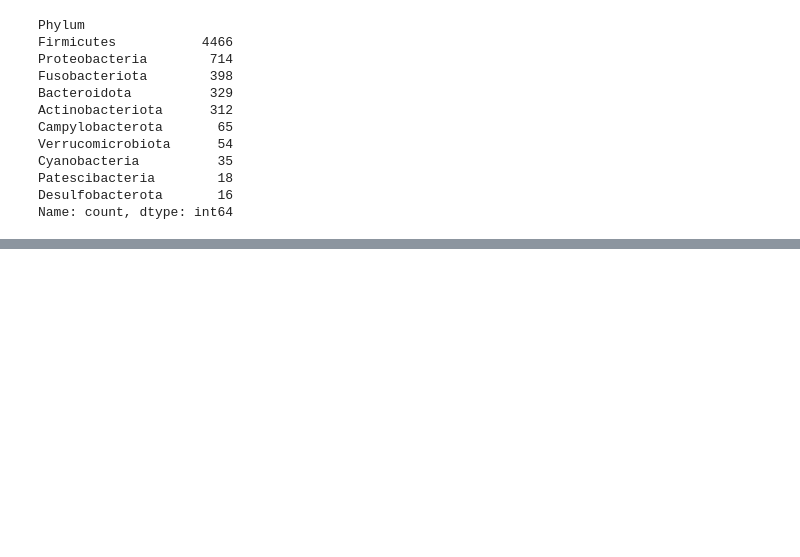
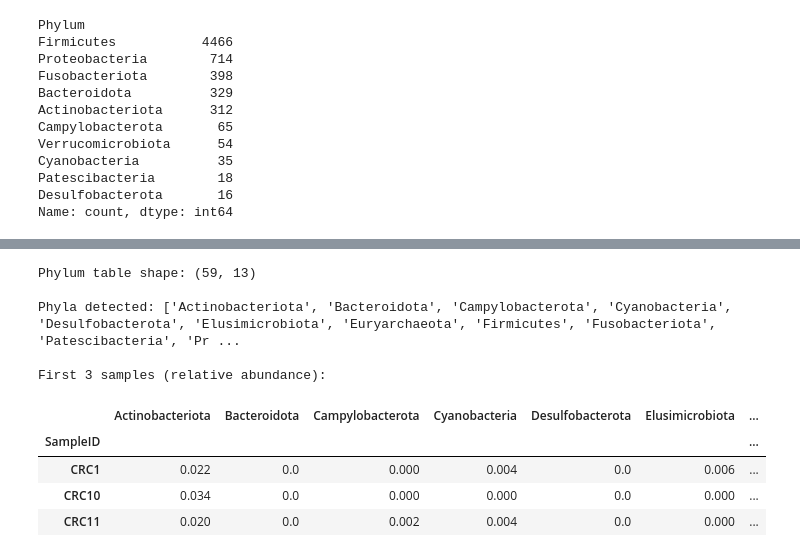
Before and after one commit to Oslis23/metagenomics-eda-pipeline, a Jupyter notebook: notebooks/01_data_loading.ipynb, the cells around one changed output, grey strips where cells are left out. Cells and saved outputs as stored; diff of their text form; code cells hidden in the pictures; blank space fills up the shorter version.

```diff
--- a/notebooks/01_data_loading.ipynb
+++ b/notebooks/01_data_loading.ipynb
@@ -211,0 +307,36 @@ display(asv_display)
+# %%
+# === Cell 10: Overall microbiome composition at Phylum level ===
+# Rationale: Before diving into diversity metrics, we want a "big picture" view
+# of what bacteria are in our samples. Phylum is the broadest useful level —
+# there are only ~10 phyla vs 6,693 ASVs, making it easy to visualize.
+# We convert raw counts to relative abundance (proportions that sum to 1)
+# because raw counts are biased by sequencing depth.
+
+# Step 1: Map each ASV to its Phylum using the taxonomy table
+asv_to_phylum = taxonomy.set_index('ASV_sequence')['Phylum']
+
+# Step 2: Rename ASV table columns from DNA sequences to Phylum names
+# Multiple ASVs map to the same Phylum, so we group and sum them
+phylum_table = asv_table.copy()
+phylum_table.columns = phylum_table.columns.map(asv_to_phylum)
+phylum_table = phylum_table.T.groupby(level=0).sum().T
+
+# Step 3: Convert counts to relative abundance (proportions)
+# Each row (sample) sums to 1.0 after this transformation
+relative_abundance = phylum_table.div(phylum_table.sum(axis=1), axis=0)
+
+print(f"Phylum table shape: {relative_abundance.shape}")
+print(f"\nPhyla detected: {list(relative_abundance.columns)}")
+print(f"\nFirst 3 samples (relative abundance):")
+display(relative_abundance.head(3).round(3))
+# %% [output]
+Phylum table shape: (59, 13)
+
+Phyla detected: ['Actinobacteriota', 'Bacteroidota', 'Campylobacterota', 'Cyanobacteria', 'Desulfobacterota', 'Elusimicrobiota', 'Euryarchaeota', 'Firmicutes', 'Fusobacteriota', 'Patescibacteria', 'Pr ...
+
+First 3 samples (relative abundance):
+|  | Actinobacteriota | Bacteroidota | Campylobacterota | Cyanobacteria | Desulfobacterota | Elusimicrobiota | ... |
+| SampleID |  |  |  |  |  |  | ... |
+| CRC1 | 0.022 | 0.0 | 0.000 | 0.004 | 0.0 | 0.006 | ... |
+| CRC10 | 0.034 | 0.0 | 0.000 | 0.000 | 0.0 | 0.000 | ... |
+| CRC11 | 0.020 | 0.0 | 0.002 | 0.004 | 0.0 | 0.000 | ... |
```
Also changed, not shown: parts of 5 cells of this notebook.
